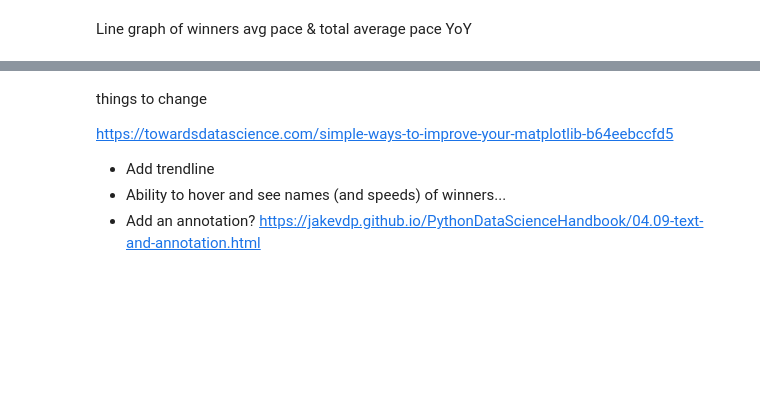
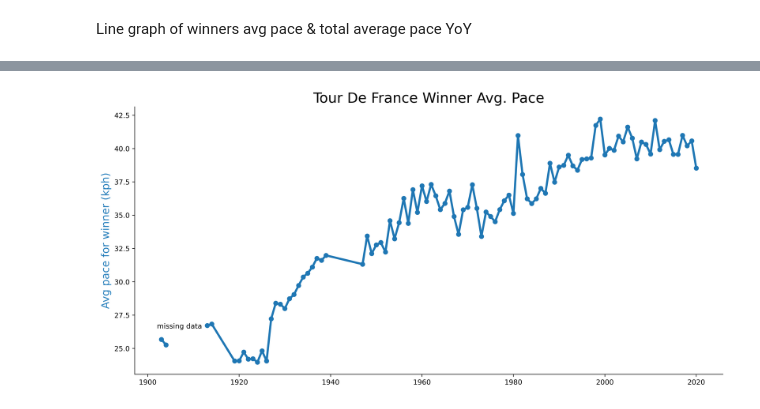
Before and after one commit to wcrowley342/tourdefancedata, a Jupyter notebook: TourDeFranceData.ipynb, the cells around one changed output, grey strips where cells are left out. Cells and saved outputs as stored; diff of their text form; code cells hidden in the pictures; blank space fills up the shorter version.

```diff
--- a/TourDeFranceData.ipynb
+++ b/TourDeFranceData.ipynb
@@ -162,9 +89,30 @@ fig.show()
-# %% [markdown]
-things to change
-
-https://towardsdatascience.com/simple-ways-to-improve-your-matplotlib-b64eebccfd5
-
-
-*   Add trendline
-*   Ability to hover and see names (and speeds) of winners...
-*   Add an annotation? https://jakevdp.github.io/PythonDataScienceHandbook/04.09-text-and-annotation.html
+# %%
+
+#1st line (winner pace)
+fig,ax = plt.subplots(1,1,figsize=(15,7))
+ax.plot(year,winnerpace, "-o",lw=3)
+ax.set_ylabel("Avg pace for winner (kph)",fontsize = 15, color= "tab:blue")
+ax.set_title('Tour De France Winner Avg. Pace', fontsize = 20)
+plt.rcParams['figure.dpi'] = 360
+sns.despine()
+
+#2nd line trendline
+#https://dzone.com/articles/python-how-to-add-trend-line-to-line-chartgraph
+
+#z = numpy.polyfit(year, winnerpace, 1)
+#p = numpy.poly1d(z)
+#pylab.plot(year,p(year))
+#print “winnerpace =%.6fx+(%.6f)”%(z[0],z[1])
+
+z = np.polyfit(year, winnerpace, 1)
+p = np.poly1d(z)
+ax2.plot(year,p(year),"r--")
+
+#add annotation
+
+ax.text(1902.000000, 26.5, "missing data")
+
+
+fig.show()
+# %% [output]
+[figure, added]
```
Also changed, not shown: parts of 13 cells of this notebook.
